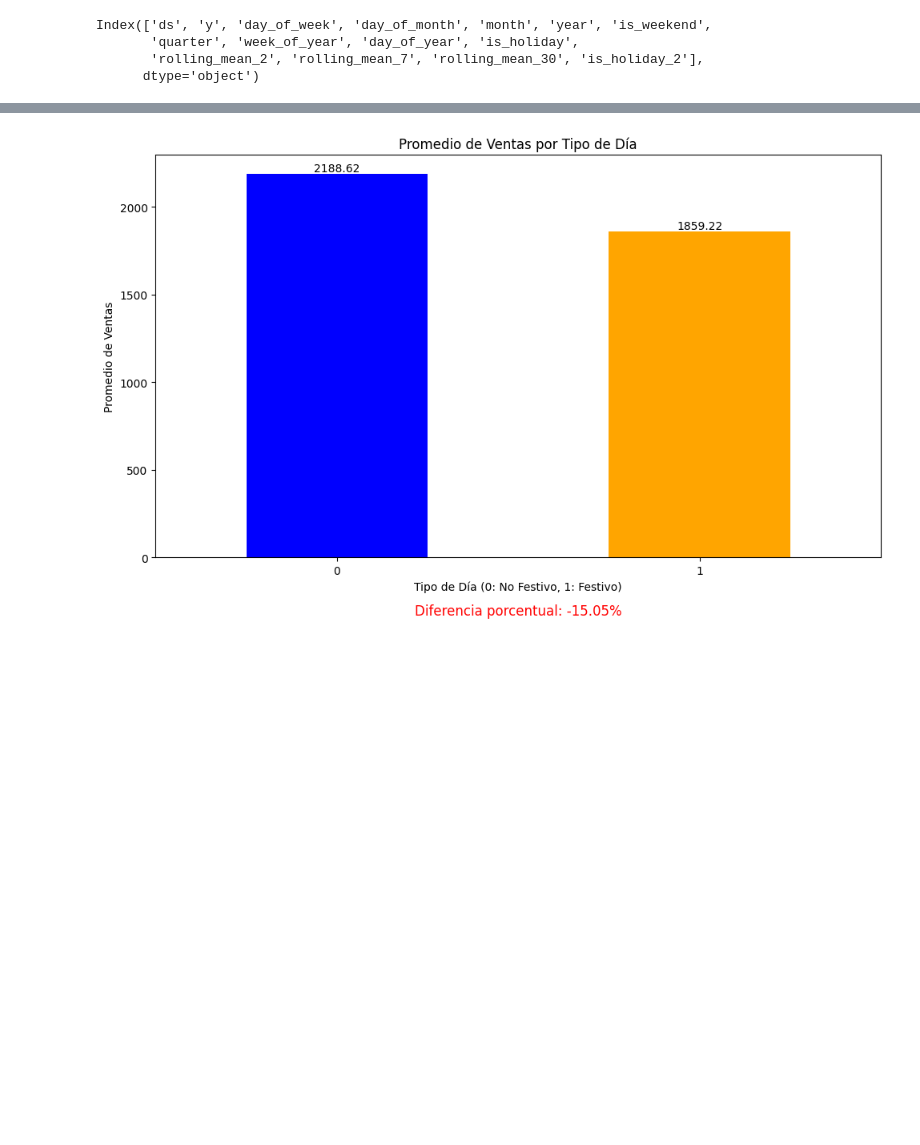
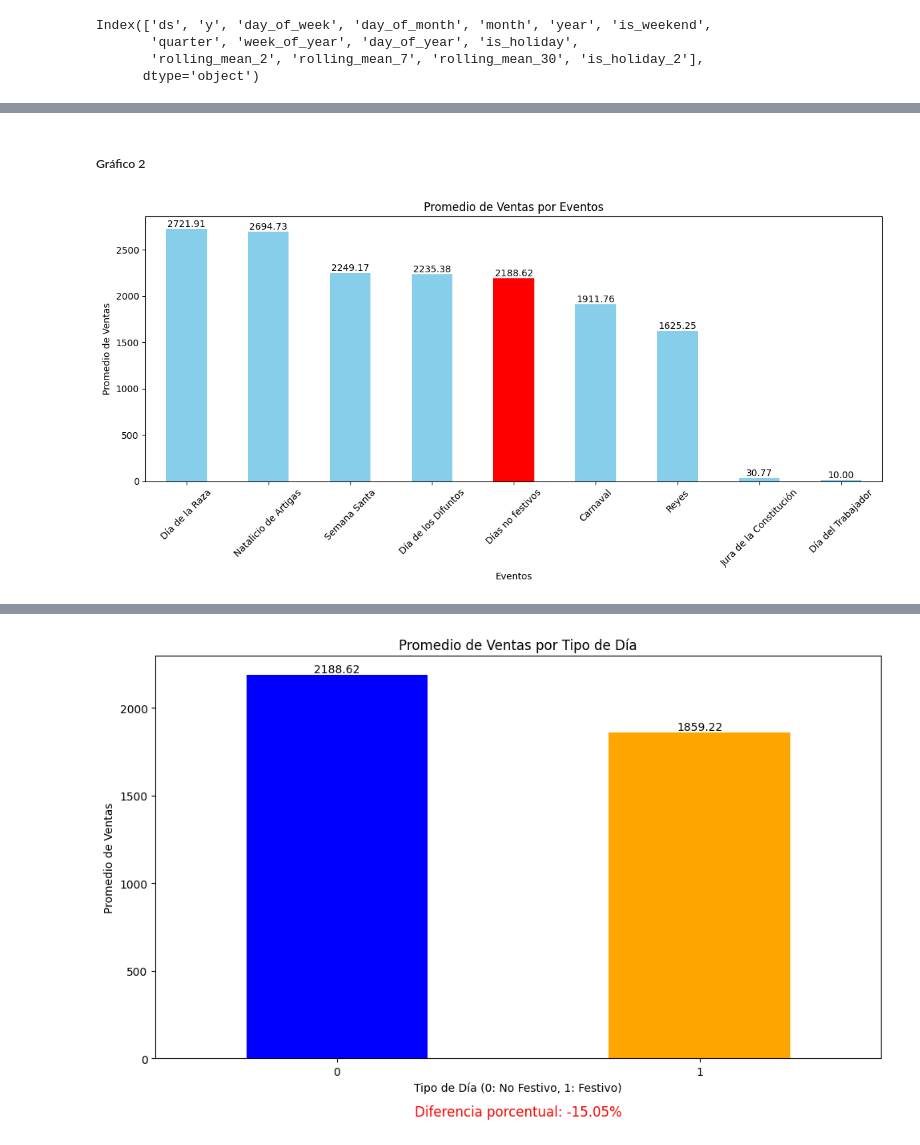
Before and after one commit to juanspadaro/forecasting_for_planning, a Jupyter notebook: EDA.ipynb, the cells around one changed output, grey strips where cells are left out. Cells and saved outputs as stored; diff of their text form; code cells hidden in the pictures; blank space fills up the shorter version.

```diff
--- a/EDA.ipynb
+++ b/EDA.ipynb
@@ -212,0 +250,31 @@ Index(['ds', 'y', 'day_of_week', 'day_of_month', 'month', 'year', 'is_weekend',
+# %% [markdown]
+##### Gráfico 2
+# %%
+# Crear la tabla df_2 uniendo df con holidays_uruguay
+df_2 = pd.merge(df, holidays_uruguay[['ds', 'holiday']], on='ds', how='left')
+
+# Rellenar los valores NaN en la columna 'holiday' con 'Días no festivos'
+df_2['holiday'] = df_2['holiday'].fillna('Días no festivos')
+
+# Calcular el promedio de 'y' para cada etiqueta de holiday
+promedio_ventas_holiday = df_2.groupby('holiday')['y'].mean().sort_values(ascending=False)
+
+# Crear el gráfico de barras con la barra de "Días no festivos" en rojo
+colors = ['red' if holiday == 'Días no festivos' else 'skyblue' for holiday in promedio_ventas_holiday.index]
+ax_holiday = promedio_ventas_holiday.plot(kind='bar', figsize=(12, 6), color=colors)
+
+# Añadir títulos y etiquetas
+plt.title('Promedio de Ventas por Eventos')
+plt.xlabel('Eventos')
+plt.ylabel('Promedio de Ventas')
+plt.xticks(rotation=45)
+plt.tight_layout()
+
+# Añadir etiquetas con el promedio de cada categoría
+for i in ax_holiday.containers:
+    ax_holiday.bar_label(i, fmt='%.2f', label_type='edge')
+
+# Mostrar el gráfico
+plt.show()
+# %% [output]
+[figure, added]
```
Also changed, not shown: parts of 19 cells of this notebook.
